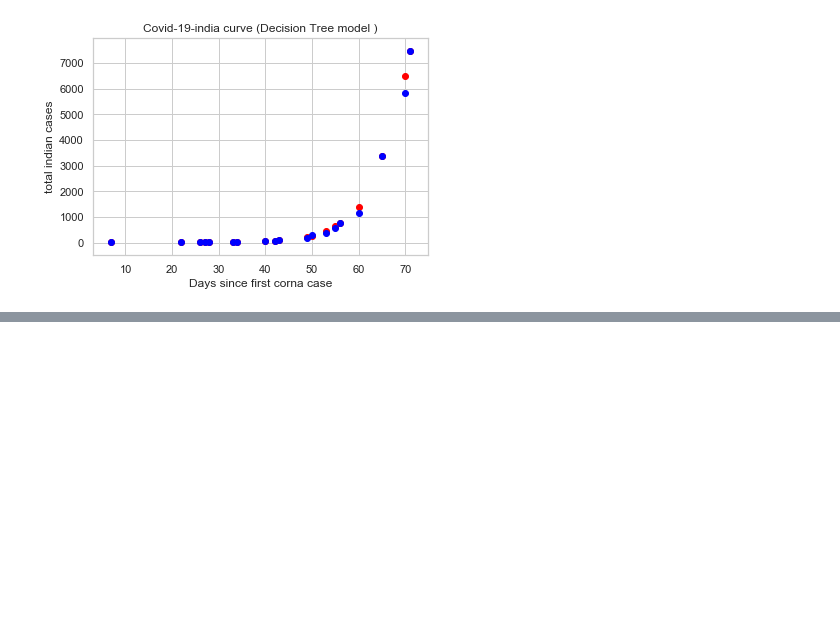
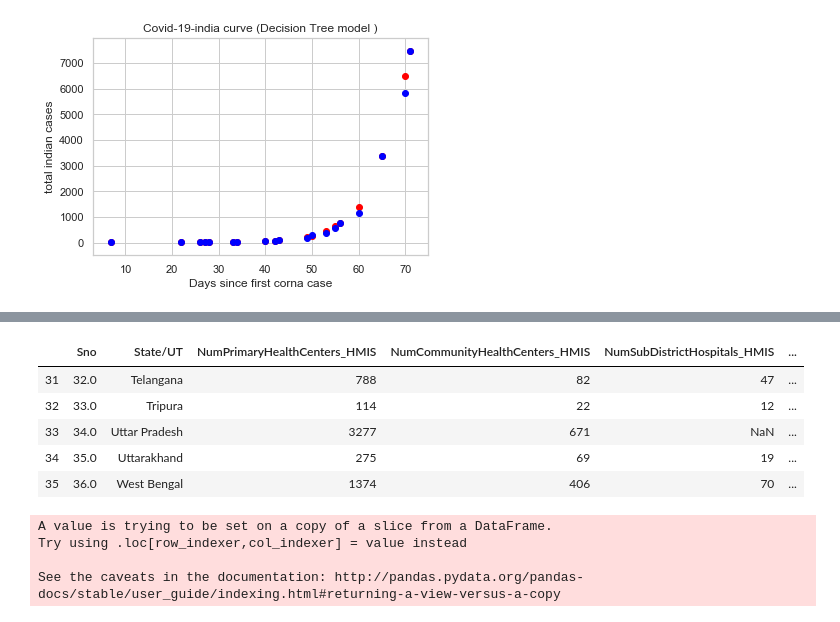
Before and after one commit to illuminati-80/prediction_project, a Jupyter notebook: covid-branch.ipynb, the cells around one changed output, grey strips where cells are left out. Drawn from its saved outputs; the diff is of its cells as text; code cells hidden in the pictures; blank space fills up the shorter version.

```diff
--- a/covid-branch.ipynb
+++ b/covid-branch.ipynb
@@ -663,0 +692,18 @@ plt.show()
+# %%
+hospital_beds_india_work=hospital_beds_india[:-1]
+hospital_beds_india_work.tail()
+# %% [output]
+|  | Sno | State/UT | NumPrimaryHealthCenters_HMIS | NumCommunityHealthCenters_HMIS | NumSubDistrictHospitals_HMIS | ... |
+| 31 | 32.0 | Telangana | 788 | 82 | 47 | ... |
+| 32 | 33.0 | Tripura | 114 | 22 | 12 | ... |
+| 33 | 34.0 | Uttar Pradesh | 3277 | 671 | NaN | ... |
+| 34 | 35.0 | Uttarakhand | 275 | 69 | 19 | ... |
+| 35 | 36.0 | West Bengal | 1374 | 406 | 70 | ... |
+# %%
+# to change use .astype()
+hospital_beds_india_work["NumPublicBeds_HMIS"] = pd.to_numeric(hospital_beds_india_work["NumPublicBeds_HMIS"])
+# %% [output]
+A value is trying to be set on a copy of a slice from a DataFrame.
+Try using .loc[row_indexer,col_indexer] = value instead
+
+See the caveats in the documentation: http://pandas.pydata.org/pandas-docs/stable/user_guide/indexing.html#returning-a-view-versus-a-copy
```
Also changed, not shown: parts of 10 cells of this notebook.
